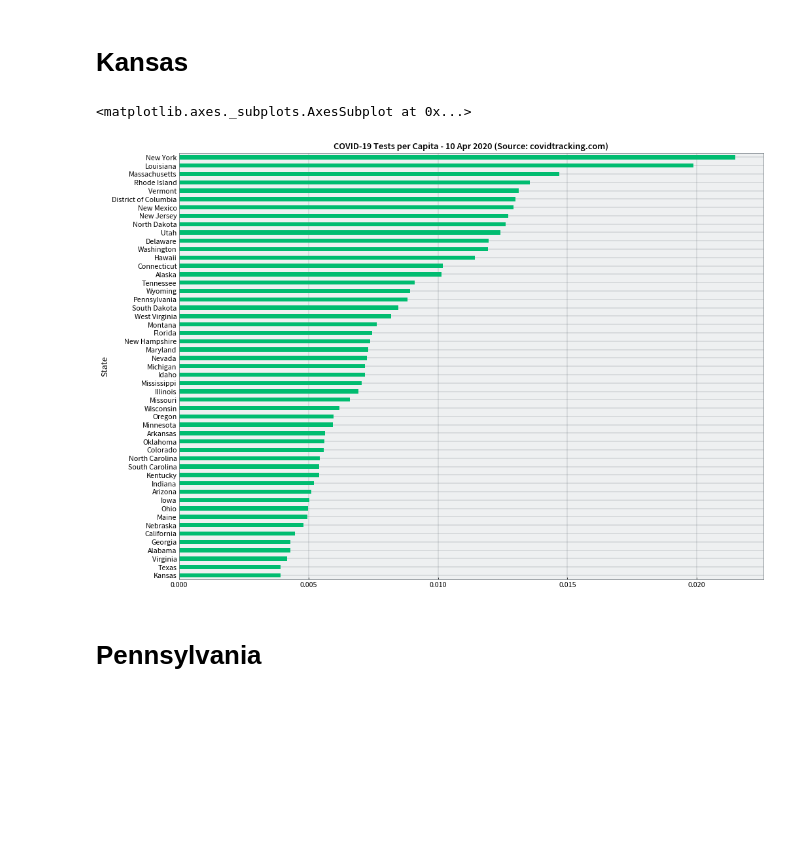
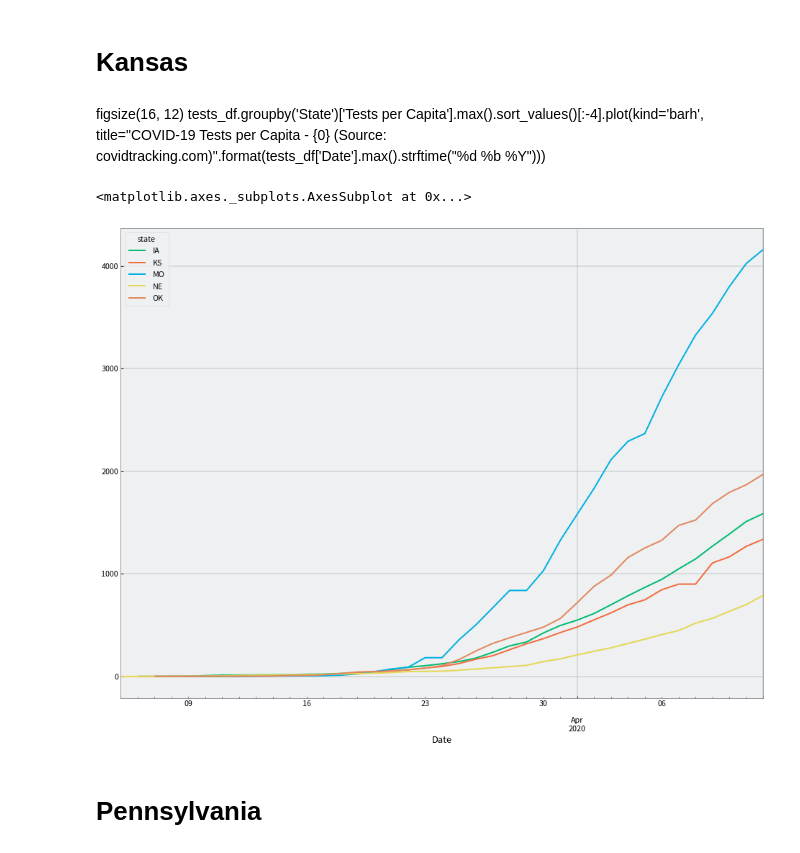
Before and after one commit to RobSpectre/COVID-19-Analysis, a Jupyter notebook: COVID-19 US Testing.ipynb, the cells around one changed output. Cells and saved outputs as stored; diff of their text form; code cells hidden in the pictures; blank space fills up the shorter version.

```diff
--- a/COVID-19 US Testing.ipynb
+++ b/COVID-19 US Testing.ipynb
@@ -467,12 +467,14 @@ Timestamp('2020-04-10 00:00:00')
 # %% [markdown]
 # Kansas
-# %%
-figsize(16, 12)
-tests_df.groupby('State')['Tests per Capita'].max().sort_values()[:-4].plot(kind='barh',
-                                                                            title="COVID-19 Tests per Capita - {0} (Source: covidtracking.com)".format(tests_df['Date'].max().strftime("%d %b %Y")))
-# %% [output]
-<matplotlib.axes._subplots.AxesSubplot at 0x...>
-[figure, removed]
+# %% [markdown]
+figsize(16, 12)
+tests_df.groupby('State')['Tests per Capita'].max().sort_values()[:-4].plot(kind='barh',
+                                                                            title="COVID-19 Tests per Capita - {0} (Source: covidtracking.com)".format(tests_df['Date'].max().strftime("%d %b %Y")))
+# %%
+tests_df[tests_df['state'].isin(['KS', 'NE', 'OK', 'IA', 'MO'])].groupby(['Date', 'state'])['positive'].sum().unstack('state').plot(kind='line')
+# %% [output]
+<matplotlib.axes._subplots.AxesSubplot at 0x...>
+[figure, added]
 # %% [markdown]
 # Pennsylvania
 # %%
```
Also changed, not shown: parts of 37 cells of this notebook, 3 other files.
